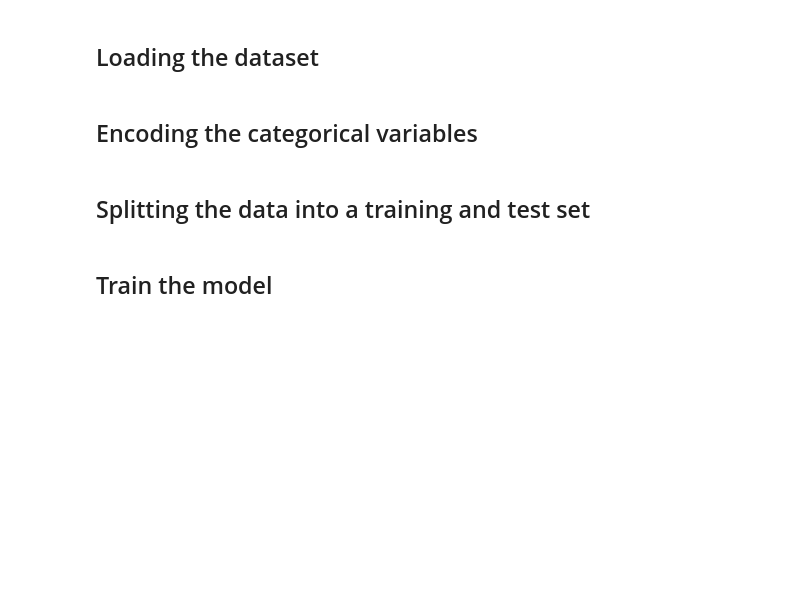
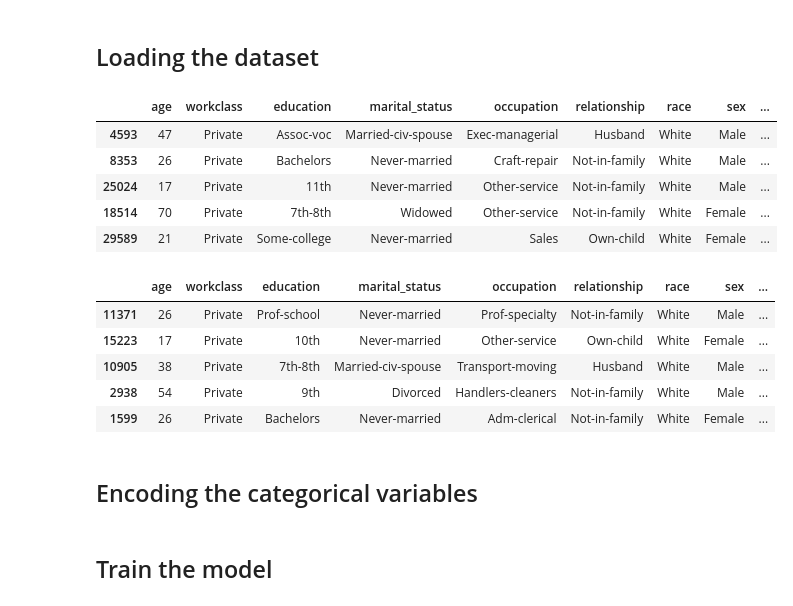
Before and after one commit to Dartmouth-Libraries/gentle-intro-to-classification, a Jupyter notebook: notebooks/case_study.ipynb, the cells around one changed output. Saved outputs shown, nothing was run; the diff lists cells and outputs as text; code cells hidden in the pictures; blank space fills up the shorter version.

```diff
--- a/notebooks/case_study.ipynb
+++ b/notebooks/case_study.ipynb
@@ -26,6 +30,31 @@ mpl.rcParams.update({
 # %% [markdown]
 ## Loading the dataset
+# %%
+train_df = pd.read_csv('../data/adult.data', header=None)
+test_df = pd.read_csv('../data/adult.test', header=None, skiprows=1)
+
+names = ['age', 'workclass', 'fnlwgt',
+         'education', 'education_num', 'marital_status',
+         'occupation', 'relationship', 'race', 'sex',
+         'capital_gain', 'capital_loss', 'hours_per_week', 'native_country',
+         'income_level']
+
+for df in (train_df, test_df):
+    df.columns = names
+    df = df.drop(columns=['education_num', 'fnlwgt', 'capital_gain', 'capital_loss'])
+    display(df.sample(5))
+# %% [output]
+|  | age | workclass | education | marital_status | occupation | relationship | race | sex | ... |
+| 4593 | 47 | Private | Assoc-voc | Married-civ-spouse | Exec-managerial | Husband | White | Male | ... |
+| 8353 | 26 | Private | Bachelors | Never-married | Craft-repair | Not-in-family | White | Male | ... |
+| 25024 | 17 | Private | 11th | Never-married | Other-service | Not-in-family | White | Male | ... |
+| 18514 | 70 | Private | 7th-8th | Widowed | Other-service | Not-in-family | White | Female | ... |
+| 29589 | 21 | Private | Some-college | Never-married | Sales | Own-child | White | Female | ... |
+|  | age | workclass | education | marital_status | occupation | relationship | race | sex | ... |
+| 11371 | 26 | Private | Prof-school | Never-married | Prof-specialty | Not-in-family | White | Male | ... |
+| 15223 | 17 | Private | 10th | Never-married | Other-service | Own-child | White | Female | ... |
+| 10905 | 38 | Private | 7th-8th | Married-civ-spouse | Transport-moving | Husband | White | Male | ... |
+| 2938 | 54 | Private | 9th | Divorced | Handlers-cleaners | Not-in-family | White | Male | ... |
+| 1599 | 26 | Private | Bachelors | Never-married | Adm-clerical | Not-in-family | White | Female | ... |
 # %% [markdown]
 ## Encoding the categorical variables
-# %% [markdown]
-## Splitting the data into a training and test set
```
Also changed, not shown: parts of 10 cells of this notebook, 17 other files.
